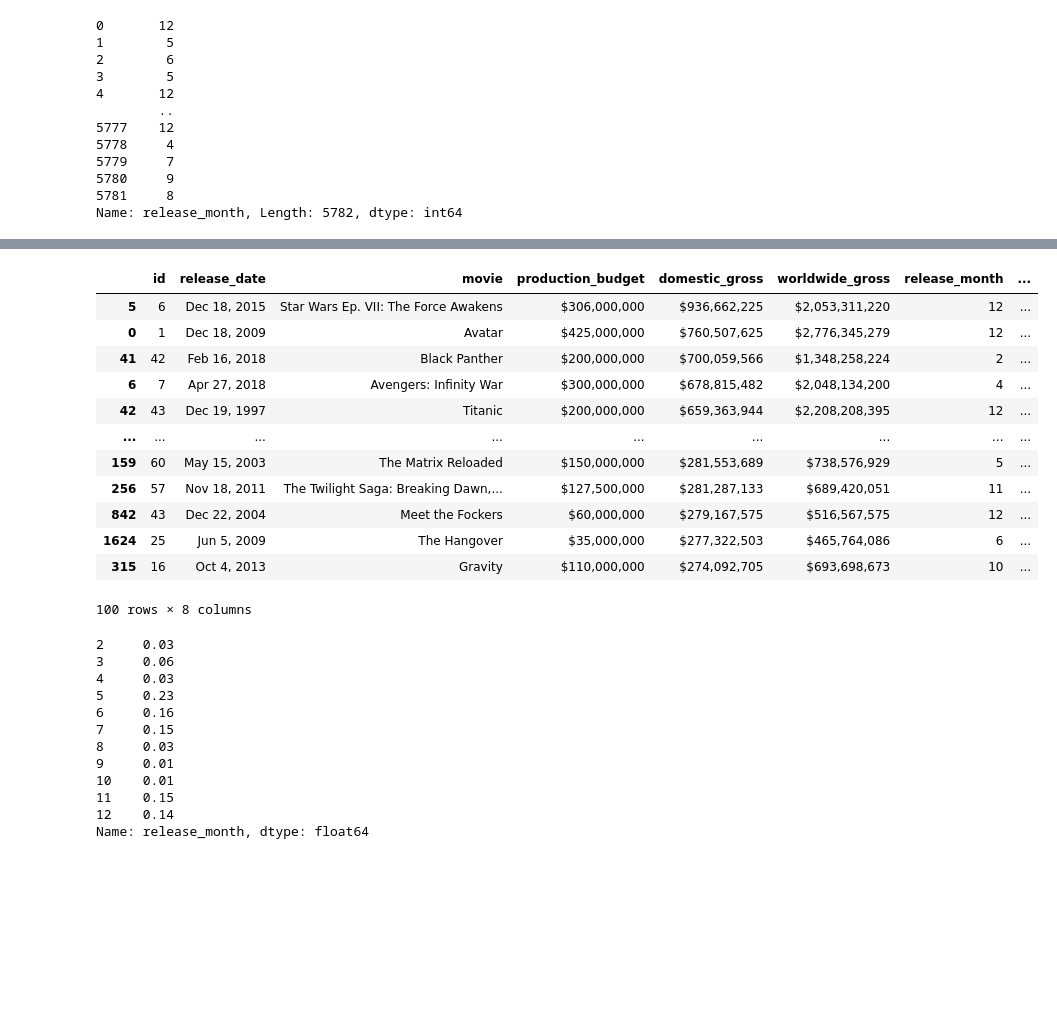
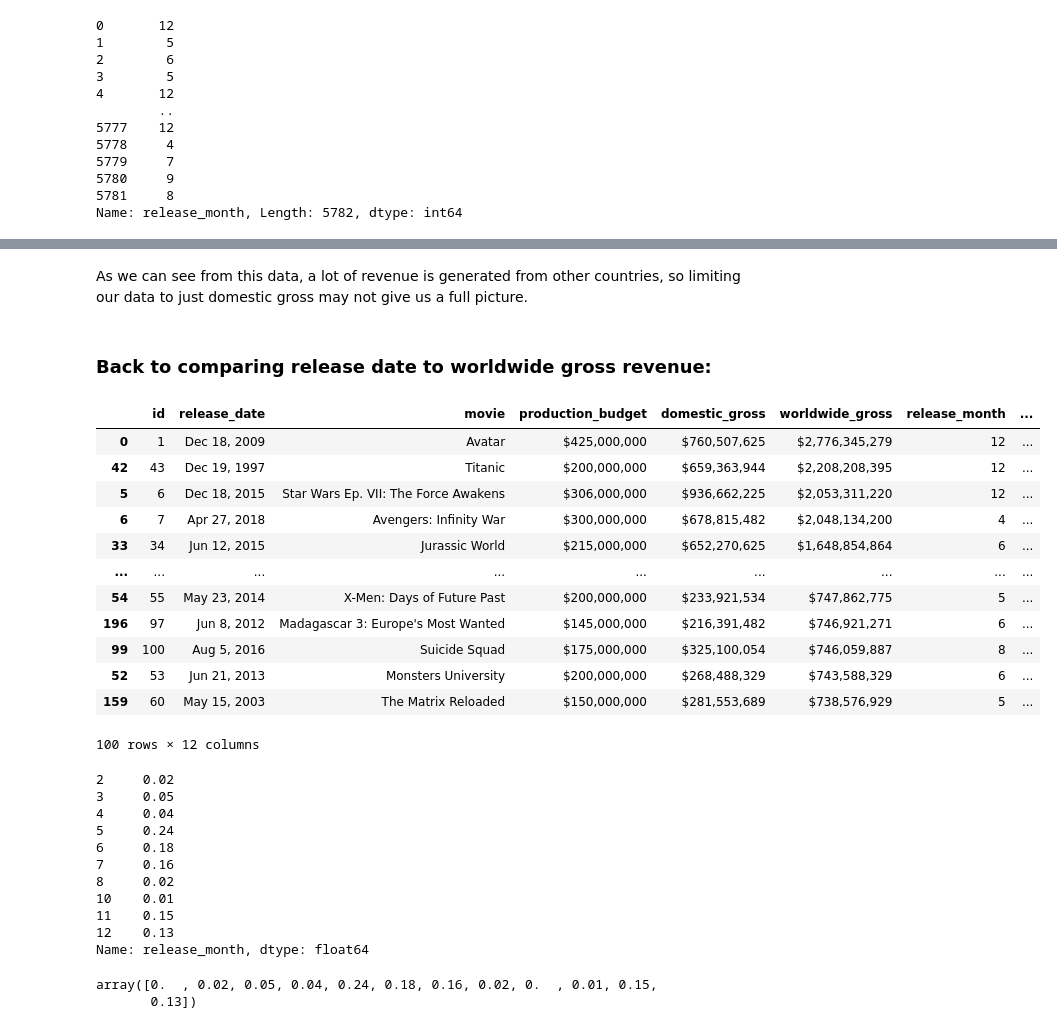
Before and after one commit to julietday422/MovieDataProject, a Jupyter notebook: Main.ipynb, the cells around one changed output, grey strips where cells are left out. Cells and saved outputs as stored; diff of their text form; code cells hidden in the pictures; blank space fills up the shorter version.

```diff
--- a/Main.ipynb
+++ b/Main.ipynb
@@ -320,3 +177,6 @@ memory usage: 316.3+ KB
 # %%
-#remove any rows that have a domestic gross value of 0 or release month of 0 as those are equivalement to nulls
-tn.drop(tn.query('domestic_gross == 0').index, inplace=True) and tn.drop(tn.query('release_month == 0').index, inplace=True)
+#check to see if there are any values of 0 for worldwide gross or release month.
+#Values of 0 are the same as nulls so the rows will be dropped
+
+tn.drop(tn.query('worldwide_gross == 0').index, inplace=True)
+tn.drop(tn.query('release_month == 0').index, inplace=True)
@@ -339,0 +205,6 @@ memory usage: 361.4+ KB
+# %%
+#change worldwide gross from an object to an int
+
+tn['gross_clean'] = tn['worldwide_gross'].str.replace('$','').str.replace(',','')
+tn['gross_clean'] = pd.to_numeric(tn['gross_clean'])
+tn['gross_clean']
@@ -378,37 +293,48 @@ memory usage: 406.5+ KB
+# %% [markdown]
+As we can see from this data, a lot of revenue is generated from other countries, so limiting our data to just domestic gross may not give us a full picture.
+# %% [markdown]
+### Back to comparing release date to worldwide gross revenue:
 # %%
-#pull out the top 100 movies based on domestic gross revenue
-tn_top100 = tn.sort_values(by='dom_gross_clean', ascending=False)[:100]
+#pull out the top 100 movies based on worldwide gross revenue
+tn_top100 = tn.sort_values(by='gross_clean', ascending=False)[:100]
 tn_top100
 # %% [output]
 |  | id | release_date | movie | production_budget | domestic_gross | worldwide_gross | release_month | ... |
+| 0 | 1 | Dec 18, 2009 | Avatar | $425,000,000 | $760,507,625 | $2,776,345,279 | 12 | ... |
+| 42 | 43 | Dec 19, 1997 | Titanic | $200,000,000 | $659,363,944 | $2,208,208,395 | 12 | ... |
 | 5 | 6 | Dec 18, 2015 | Star Wars Ep. VII: The Force Awakens | $306,000,000 | $936,662,225 | $2,053,311,220 | 12 | ... |
-| 0 | 1 | Dec 18, 2009 | Avatar | $425,000,000 | $760,507,625 | $2,776,345,279 | 12 | ... |
-| 41 | 42 | Feb 16, 2018 | Black Panther | $200,000,000 | $700,059,566 | $1,348,258,224 | 2 | ... |
 | 6 | 7 | Apr 27, 2018 | Avengers: Infinity War | $300,000,000 | $678,815,482 | $2,048,134,200 | 4 | ... |
-| 42 | 43 | Dec 19, 1997 | Titanic | $200,000,000 | $659,363,944 | $2,208,208,395 | 12 | ... |
+| 33 | 34 | Jun 12, 2015 | Jurassic World | $215,000,000 | $652,270,625 | $1,648,854,864 | 6 | ... |
 | ... | ... | ... | ... | ... | ... | ... | ... | ... |
+| 54 | 55 | May 23, 2014 | X-Men: Days of Future Past | $200,000,000 | $233,921,534 | $747,862,775 | 5 | ... |
+| 196 | 97 | Jun 8, 2012 | Madagascar 3: Europe's Most Wanted | $145,000,000 | $216,391,482 | $746,921,271 | 6 | ... |
+| 99 | 100 | Aug 5, 2016 | Suicide Squad | $175,000,000 | $325,100,054 | $746,059,887 | 8 | ... |
+| 52 | 53 | Jun 21, 2013 | Monsters University | $200,000,000 | $268,488,329 | $743,588,329 | 6 | ... |
 | 159 | 60 | May 15, 2003 | The Matrix Reloaded | $150,000,000 | $281,553,689 | $738,576,929 | 5 | ... |
-| 256 | 57 | Nov 18, 2011 | The Twilight Saga: Breaking Dawn,... | $127,500,000 | $281,287,133 | $689,420,051 | 11 | ... |
-| 842 | 43 | Dec 22, 2004 | Meet the Fockers | $60,000,000 | $279,167,575 | $516,567,575 | 12 | ... |
-| 1624 | 25 | Jun 5, 2009 | The Hangover | $35,000,000 | $277,322,503 | $465,764,086 | 6 | ... |
-| 315 | 16 | Oct 4, 2013 | Gravity | $110,000,000 | $274,092,705 | $693,698,673 | 10 | ... |
-100 rows × 8 columns
+100 rows × 12 columns
 # %%
 #Get the value counts of how many of the top 100 movies came out each month, as a percentage
 tn_top100_mc = tn_top100['release_month'].value_counts(normalize = True).sort_index()
 tn_top100_mc
 # %% [output]
-2     0.03
-3     0.06
-4     0.03
-5     0.23
-6     0.16
-7     0.15
-8     0.03
-9     0.01
+2     0.02
+3     0.05
+4     0.04
+5     0.24
+6     0.18
+7     0.16
+8     0.02
 10    0.01
 11    0.15
-12    0.14
+12    0.13
 Name: release_month, dtype: float64
+# %%
+# append the series to have values of 0 listed for the months
+# that don't have any movies premiered that month (January and September)
+tn_top100_mc = np.array([0,0.02,0.05,0.04,0.24,0.18,0.16,0.02,0,0.01,0.15,0.13])
+tn_top100_mc
+# %% [output]
+array([0.  , 0.02, 0.05, 0.04, 0.24, 0.18, 0.16, 0.02, 0.  , 0.01, 0.15,
+       0.13])
 # %%
 #Sort the rest of the movies based on domestic gross revenue
```
Also changed, not shown: parts of 76 cells of this notebook.
